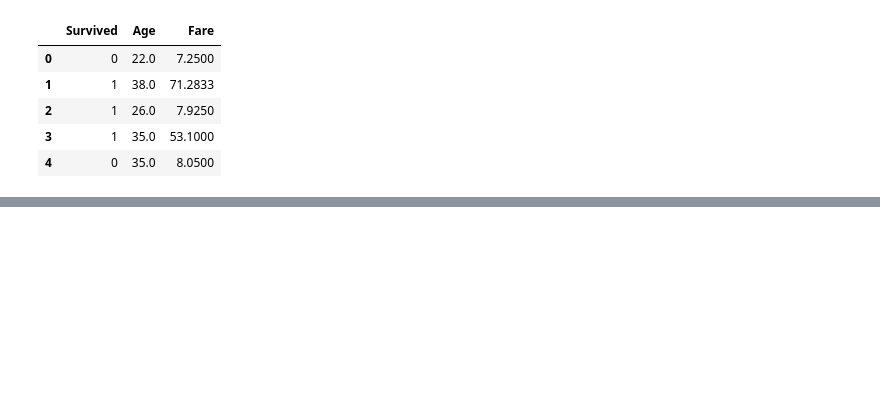
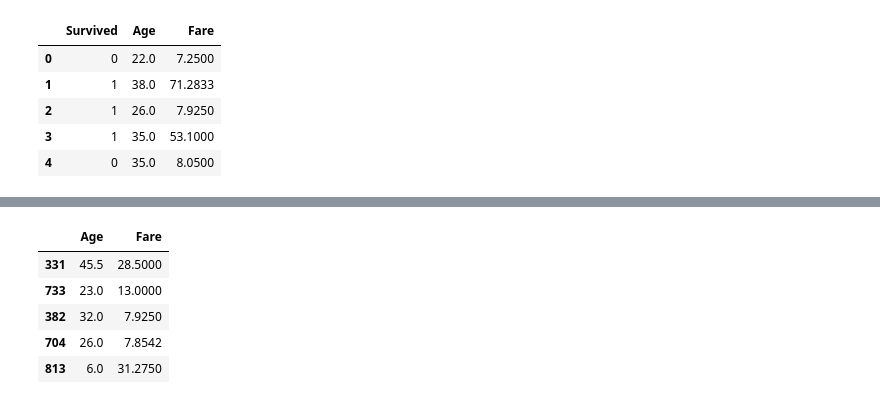
Before and after one commit to Pritush09/Feature-Engineering-with-CampusX, a Jupyter notebook: Feature Transformer/Function Transformer.ipynb, the cells around one changed output, grey strips where cells are left out. Drawn from its saved outputs; the diff is of its cells as text; code cells hidden in the pictures; blank space fills up the shorter version.

```diff
--- a/Feature Transformer/Function Transformer.ipynb
+++ b/Feature Transformer/Function Transformer.ipynb
@@ -27,6 +38,8 @@ df.head()
 | 2 | 1 | 26.0 | 7.9250 |
 | 3 | 1 | 35.0 | 53.1000 |
 | 4 | 0 | 35.0 | 8.0500 |
+# %%
+df['Age'].fillna(df['Age'].mean(),inplace=True)
 # %%
 df.isnull().sum()
 # %% [output]
@@ -36 +49,6 @@ Fare          0
 dtype: int64
+# %%
+X = df.iloc[:,1:3]
+y = df.iloc[:,0]
+# %%
+X_train, X_test, y_train, y_test = train_test_split(X,y,test_size=0.2,random_state=42)
@@ -36,0 +67,9 @@ dtype: int64
+# %%
+X_train.head()
+# %% [output]
+|  | Age | Fare |
+| 331 | 45.5 | 28.5000 |
+| 733 | 23.0 | 13.0000 |
+| 382 | 32.0 | 7.9250 |
+| 704 | 26.0 | 7.8542 |
+| 813 | 6.0 | 31.2750 |
```
Also changed, not shown: parts of 10 cells of this notebook.
